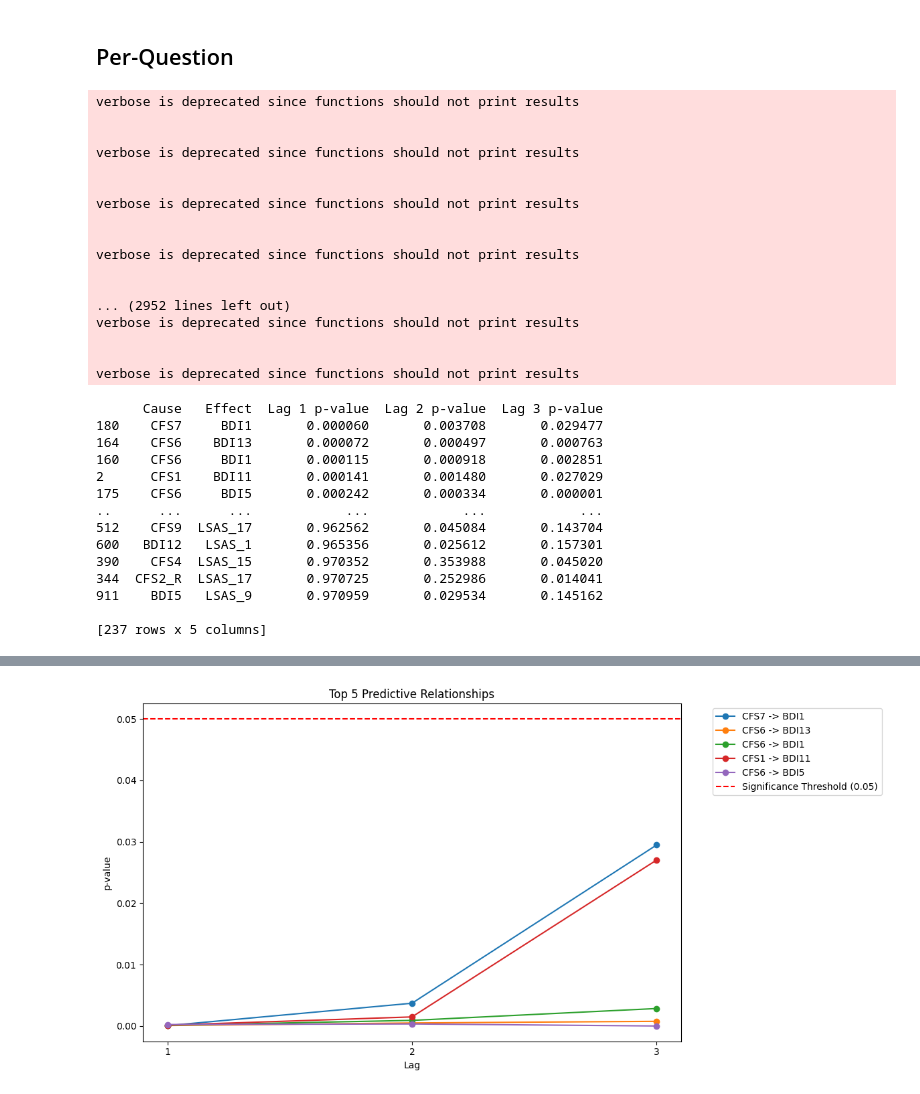
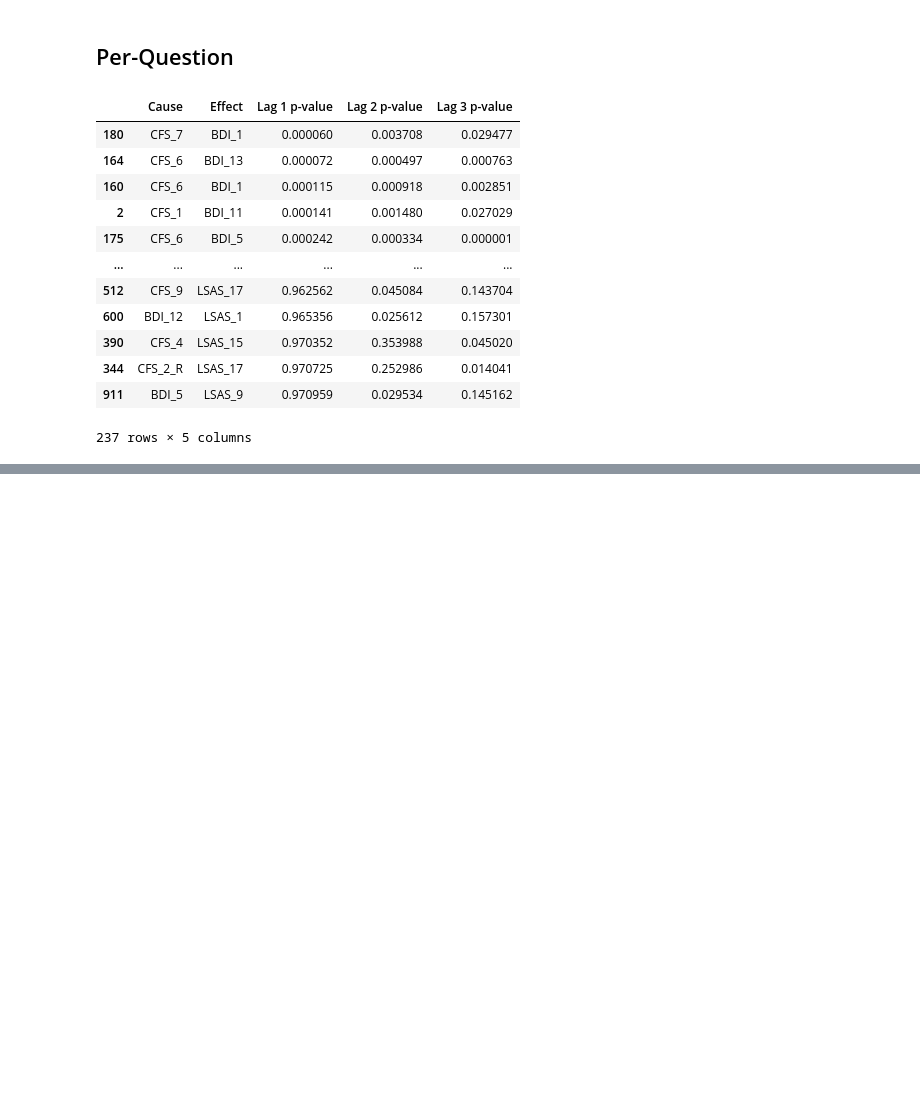
Before and after one commit to madisonlaprise/Senior_Thesis, a Jupyter notebook: Study2/Granger/Granger_Causality.ipynb, the cells around one changed output, grey strips where cells are left out. Cells and saved outputs as stored; diff of their text form; code cells hidden in the pictures; blank space fills up the shorter version.

```diff
--- a/Study2/Granger/Granger_Causality.ipynb
+++ b/Study2/Granger/Granger_Causality.ipynb
@@ -190,7 +253,7 @@ results = []
 for cfs_item in cfs_columns:
     for bdi_item in bdi_columns:
         try:
-            test_result = grangercausalitytests(df_pivot[[cfs_item, bdi_item]].dropna(), maxlag=3, verbose=False)
+            test_result = grangercausalitytests(df_granger[[cfs_item, bdi_item]].dropna(), maxlag=3, verbose=False)
             p_values = [test_result[lag][0]['ssr_ftest'][1] for lag in test_result]
             results.append({'Cause': cfs_item, 'Effect': bdi_item, 'Lag 1 p-value': p_values[0], 'Lag 2 p-value': p_values[1], 'Lag 3 p-value': p_values[2]})
         except Exception as e:
@@ -199,83 +262,47 @@ for cfs_item in cfs_columns:
 # Loop through all item pairs between CFS and LSAS
 for cfs_item in cfs_columns:
     for lsas_item in lsas_columns:
         try:
-            test_result = grangercausalitytests(df_pivot[[cfs_item, lsas_item]].dropna(), maxlag=3, verbose=False)
+            test_result = grangercausalitytests(df_granger[[cfs_item, lsas_item]].dropna(), maxlag=3, verbose=False)
             p_values = [test_result[lag][0]['ssr_ftest'][1] for lag in test_result]
             results.append({'Cause': cfs_item, 'Effect': lsas_item, 'Lag 1 p-value': p_values[0], 'Lag 2 p-value': p_values[1], 'Lag 3 p-value': p_values[2]})
         except Exception as e:
             print(f"Error processing {cfs_item} -> {lsas_item}: {e}")
 
 # Loop through all item pairs between BDI and LSAS
 for bdi_item in bdi_columns:
     for lsas_item in lsas_columns:
         try:
-            test_result = grangercausalitytests(df_pivot[[bdi_item, lsas_item]].dropna(), maxlag=3, verbose=False)
+            test_result = grangercausalitytests(df_granger[[bdi_item, lsas_item]].dropna(), maxlag=3, verbose=False)
             p_values = [test_result[lag][0]['ssr_ftest'][1] for lag in test_result]
             results.append({'Cause': bdi_item, 'Effect': lsas_item, 'Lag 1 p-value': p_values[0], 'Lag 2 p-value': p_values[1], 'Lag 3 p-value': p_values[2]})
         except Exception as e:
             print(f"Error processing {bdi_item} -> {lsas_item}: {e}")
 
 # Make a comprehensive table with p-values at all lags
 df_results = pd.DataFrame(results)
 
 # Filter for significant relationships (any lag p-value < 0.05)
 df_significant = df_results[(df_results['Lag 1 p-value'] < 0.05) |
                             (df_results['Lag 2 p-value'] < 0.05) |
                             (df_results['Lag 3 p-value'] < 0.05)]
 
 # Sort by Lag 1 p-value for significance
 df_significant = df_significant.sort_values(by=['Lag 1 p-value'])
+df_significant.to_csv("granger_significant_results.csv", index=False)
 
-# Display the comprehensive table
-print(df_significant[['Cause', 'Effect', 'Lag 1 p-value', 'Lag 2 p-value', 'Lag 3 p-value']])
-
-# Visualization 1: Line plot for top 5 strongest relationships
-top_5 = df_significant.nsmallest(5, 'Lag 1 p-value')
-
-plt.figure(figsize=(12, 6))
-for _, row in top_5.iterrows():
-    plt.plot([1, 2, 3], [row['Lag 1 p-value'], row['Lag 2 p-value'], row['Lag 3 p-value']], marker='o', label=f"{row['Cause']} -> {row['Effect']}")
-
-plt.axhline(y=0.05, color='red', linestyle='--', label='Significance Threshold (0.05)')
-plt.xlabel('Lag')
-plt.ylabel('p-value')
-plt.title('Top 5 Predictive Relationships')
-plt.xticks([1, 2, 3])
-plt.legend(bbox_to_anchor=(1.05, 1), loc='upper left')
-plt.tight_layout()
-plt.show()
-
-df_significant.to_csv('granger_results.csv', index=False)
+df_significant
 # %% [output]
+|  | Cause | Effect | Lag 1 p-value | Lag 2 p-value | Lag 3 p-value |
+| 180 | CFS_7 | BDI_1 | 0.000060 | 0.003708 | 0.029477 |
+| 164 | CFS_6 | BDI_13 | 0.000072 | 0.000497 | 0.000763 |
+| 160 | CFS_6 | BDI_1 | 0.000115 | 0.000918 | 0.002851 |
+| 2 | CFS_1 | BDI_11 | 0.000141 | 0.001480 | 0.027029 |
+| 175 | CFS_6 | BDI_5 | 0.000242 | 0.000334 | 0.000001 |
+| ... | ... | ... | ... | ... | ... |
+| 512 | CFS_9 | LSAS_17 | 0.962562 | 0.045084 | 0.143704 |
+| 600 | BDI_12 | LSAS_1 | 0.965356 | 0.025612 | 0.157301 |
+| 390 | CFS_4 | LSAS_15 | 0.970352 | 0.353988 | 0.045020 |
+| 344 | CFS_2_R | LSAS_17 | 0.970725 | 0.252986 | 0.014041 |
+| 911 | BDI_5 | LSAS_9 | 0.970959 | 0.029534 | 0.145162 |
-verbose is deprecated since functions should not print results
-
-
-verbose is deprecated since functions should not print results
-
-
-verbose is deprecated since functions should not print results
-
-
-verbose is deprecated since functions should not print results
-
-
-... (2952 lines left out)
-verbose is deprecated since functions should not print results
-
-
-verbose is deprecated since functions should not print results
+237 rows × 5 columns
-      Cause   Effect  Lag 1 p-value  Lag 2 p-value  Lag 3 p-value
-180    CFS7     BDI1       0.000060       0.003708       0.029477
-164    CFS6    BDI13       0.000072       0.000497       0.000763
-160    CFS6     BDI1       0.000115       0.000918       0.002851
-2      CFS1    BDI11       0.000141       0.001480       0.027029
-175    CFS6     BDI5       0.000242       0.000334       0.000001
-..      ...      ...            ...            ...            ...
-512    CFS9  LSAS_17       0.962562       0.045084       0.143704
-600   BDI12   LSAS_1       0.965356       0.025612       0.157301
-390    CFS4  LSAS_15       0.970352       0.353988       0.045020
-344  CFS2_R  LSAS_17       0.970725       0.252986       0.014041
-911    BDI5   LSAS_9       0.970959       0.029534       0.145162
-
-[237 rows x 5 columns]
@@ -299 +308,0 @@ verbose is deprecated since functions should not print results
-[figure, removed]
```
Also changed, not shown: parts of 15 cells of this notebook, 3 other files.
